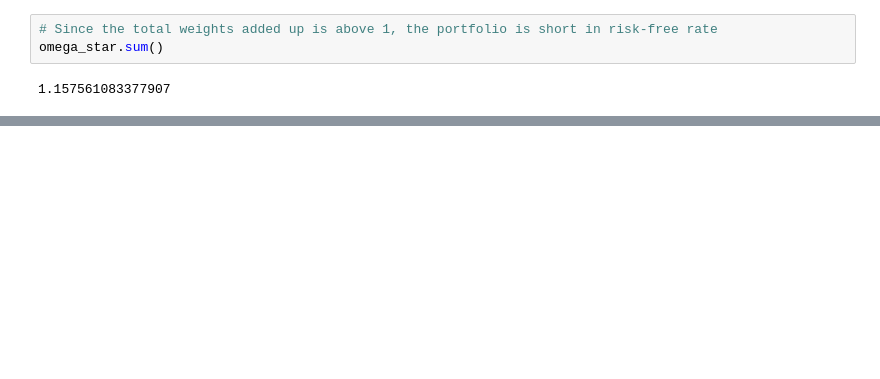
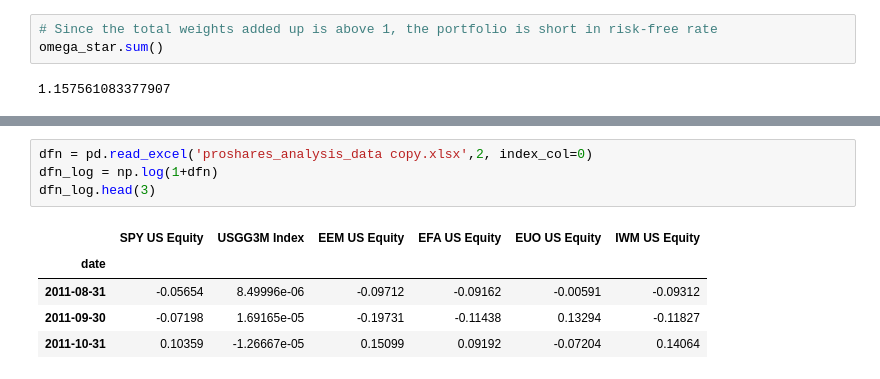
Before and after one commit to alanwake47/finm-36700-portfolio, a Jupyter notebook: EXAM_CODE/functions.ipynb, the cells around one changed output, grey strips where cells are left out. Drawn from its saved outputs; the diff is of its cells as text; blank space fills up the shorter version.

```diff
--- a/EXAM_CODE/functions.ipynb
+++ b/EXAM_CODE/functions.ipynb
@@ -216,0 +317,10 @@ Sharpe Ratio:  1.5136460952998914
+# %%
+dfn = pd.read_excel('proshares_analysis_data copy.xlsx',2, index_col=0)
+dfn_log = np.log(1+dfn)
+dfn_log.head(3)
+# %% [output]
+|  | SPY US Equity | USGG3M Index | EEM US Equity | EFA US Equity | EUO US Equity | IWM US Equity |
+| date |  |  |  |  |  |  |
+| 2011-08-31 | -0.05654 | 8.49996e-06 | -0.09712 | -0.09162 | -0.00591 | -0.09312 |
+| 2011-09-30 | -0.07198 | 1.69165e-05 | -0.19731 | -0.11438 | 0.13294 | -0.11827 |
+| 2011-10-31 | 0.10359 | -1.26667e-05 | 0.15099 | 0.09192 | -0.07204 | 0.14064 |
```
Also changed, not shown: parts of 20 cells of this notebook, 2 other files.
